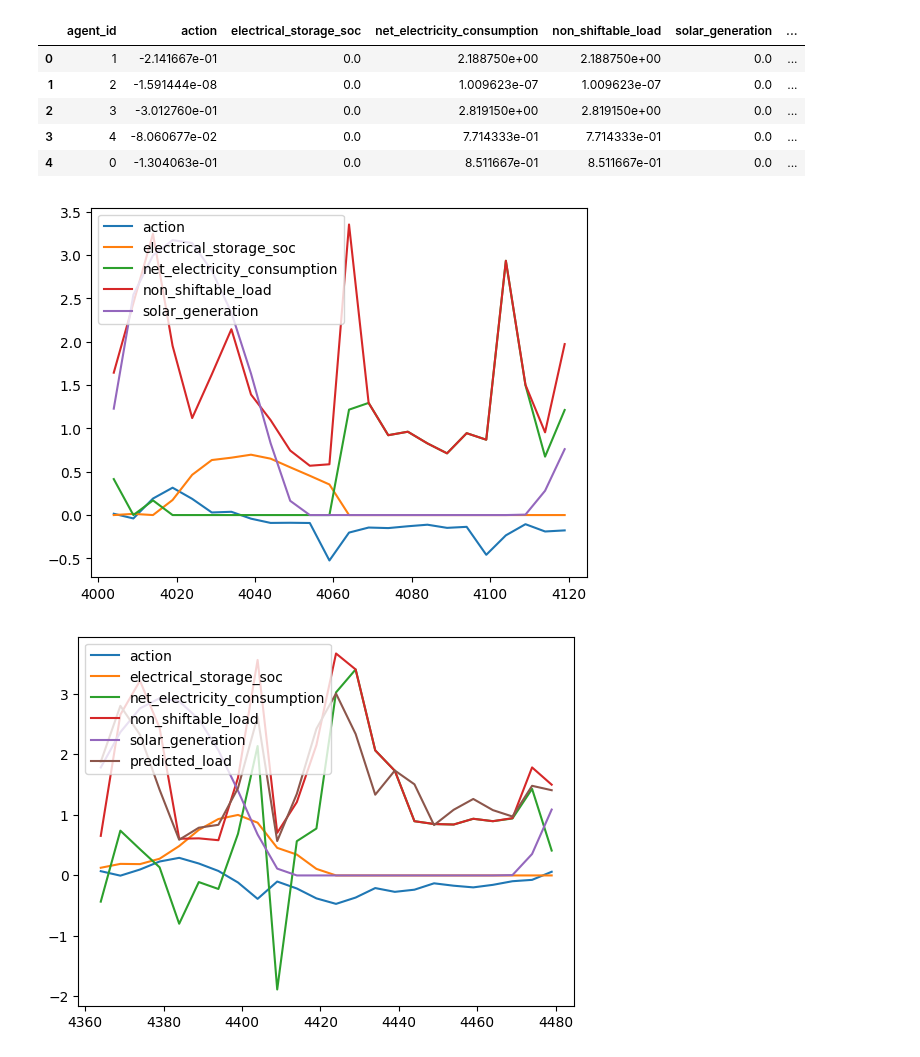
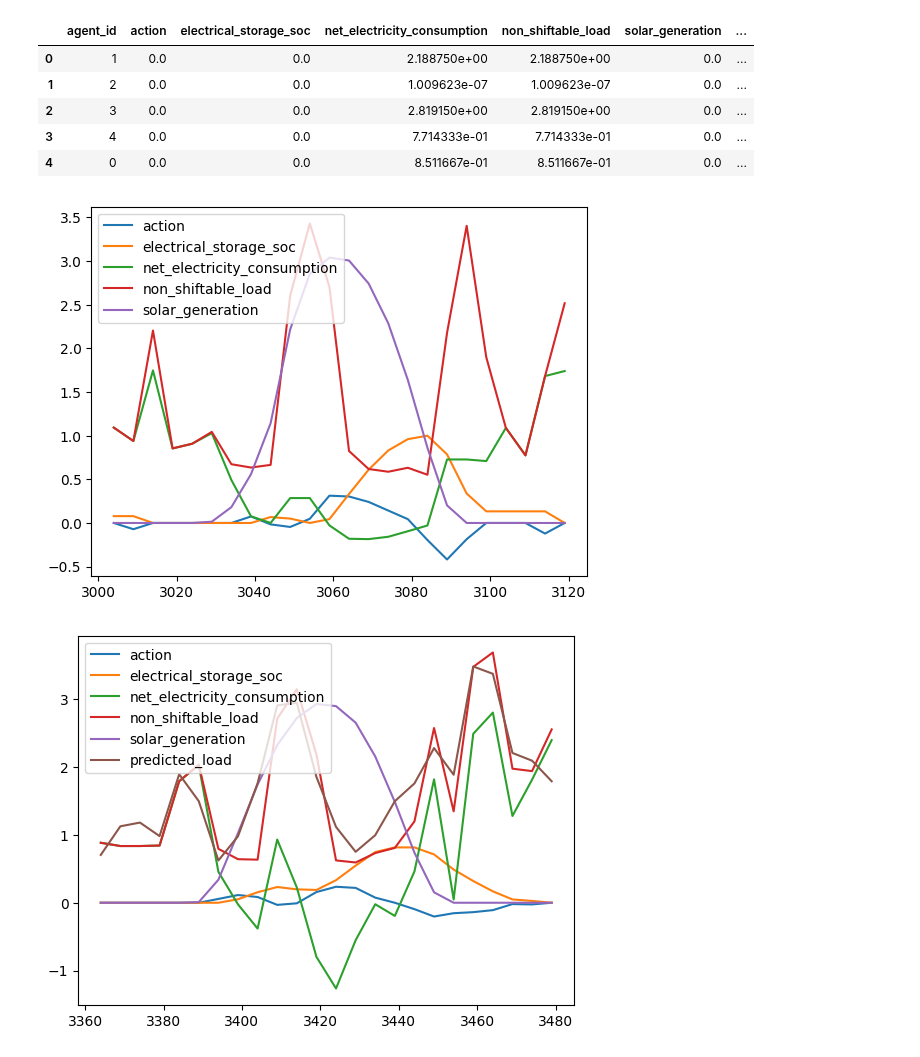
Before and after one commit to TeamEpochGithub/citylearn2022, a Jupyter notebook: analysis/comparison_known_pred_consumption.ipynb, the cells around one changed output. Saved outputs shown, nothing was run; the diff lists cells and outputs as text; code cells hidden in the pictures.

```diff
--- a/analysis/comparison_known_pred_consumption.ipynb
+++ b/analysis/comparison_known_pred_consumption.ipynb
@@ -5,10 +5,10 @@ import os.path as osp
 from matplotlib import pyplot as plt
 import csv
 
-known_data_path = osp.join(osp.dirname(data.__file__), "known_consumption_performance.csv")
+known_data_path = osp.join(osp.dirname(data.__file__), "known_performance.csv")
 df_known = pd.read_csv(known_data_path)
 
-pred_data_path = osp.join(osp.dirname(data.__file__), "pred_consumption_performance.csv")
+pred_data_path = osp.join(osp.dirname(data.__file__), "pred_performance.csv")
 df_pred = pd.read_csv(pred_data_path)
 
 pred_data_path = osp.join(osp.dirname(data.__file__), "pred_consumption_predictions.csv")
@@ -39,11 +39,11 @@ df_pred.columns = pred_col_names
 df_known.head()
 # %% [output]
 |  | agent_id | action | electrical_storage_soc | net_electricity_consumption | non_shiftable_load | solar_generation | ... |
-| 0 | 1 | -2.141667e-01 | 0.0 | 2.188750e+00 | 2.188750e+00 | 0.0 | ... |
-| 1 | 2 | -1.591444e-08 | 0.0 | 1.009623e-07 | 1.009623e-07 | 0.0 | ... |
-| 2 | 3 | -3.012760e-01 | 0.0 | 2.819150e+00 | 2.819150e+00 | 0.0 | ... |
-| 3 | 4 | -8.060677e-02 | 0.0 | 7.714333e-01 | 7.714333e-01 | 0.0 | ... |
-| 4 | 0 | -1.304063e-01 | 0.0 | 8.511667e-01 | 8.511667e-01 | 0.0 | ... |
+| 0 | 1 | 0.0 | 0.0 | 2.188750e+00 | 2.188750e+00 | 0.0 | ... |
+| 1 | 2 | 0.0 | 0.0 | 1.009623e-07 | 1.009623e-07 | 0.0 | ... |
+| 2 | 3 | 0.0 | 0.0 | 2.819150e+00 | 2.819150e+00 | 0.0 | ... |
+| 3 | 4 | 0.0 | 0.0 | 7.714333e-01 | 7.714333e-01 | 0.0 | ... |
+| 4 | 0 | 0.0 | 0.0 | 8.511667e-01 | 8.511667e-01 | 0.0 | ... |
 # %%
 building_num_known = 0
 building_num_pred = 0
@@ -54,18 +54,18 @@ exclude_columns = ["predicted_solar", "agent_id", "carbon_intensity", "electrici
 df_known_building = df_known_building[[x for x in col_names if x not in exclude_columns]]
 df_pred_building = df_pred_building[[x for x in pred_col_names if x not in exclude_columns]]
 # %%
-left_bound = 800
+left_bound = 600
 window_width = 24
 right_bound = left_bound + window_width
 
 df_known_building[left_bound:right_bound].plot(kind='line')
 plt.legend(loc='upper left')
 plt.show()
 
 shift = 72
 df_pred_building[left_bound + shift:right_bound + shift].plot(kind='line')
 plt.legend(loc='upper left')
 plt.show()
 # %% [output]
-[figure, old version]
+[figure, new version]
-[figure, old version]
+[figure, new version]
```
Also changed, not shown: 10 other files.
